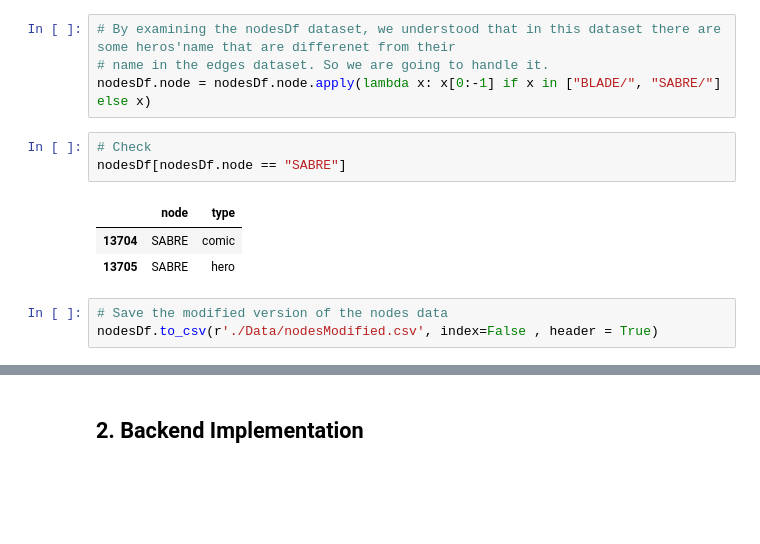
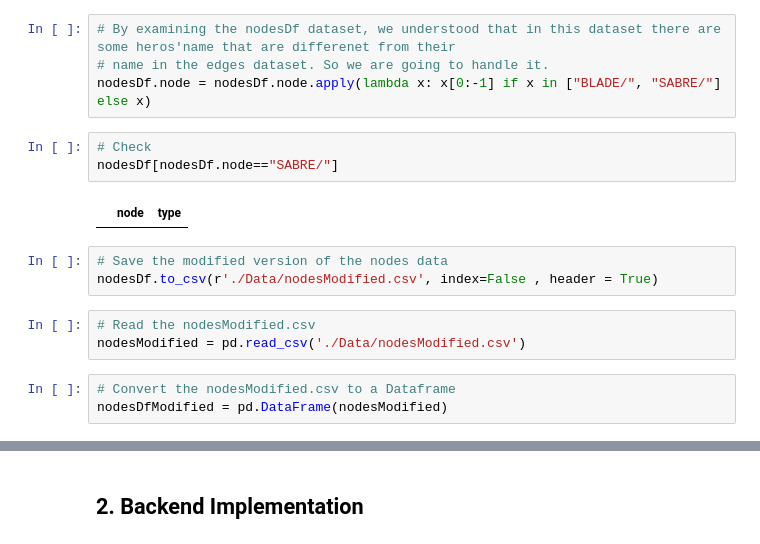
Before and after one commit to Vah1d/Superhero-Graph-Analysis, a Jupyter notebook: main.ipynb, the cells around one changed output, grey strips where cells are left out. Cells and saved outputs as stored; diff of their text form; blank space fills up the shorter version.

```diff
--- a/main.ipynb
+++ b/main.ipynb
@@ -296,11 +194,15 @@ nodesDf = pd.DataFrame(nodes)
 nodesDf.node = nodesDf.node.apply(lambda x: x[0:-1] if x in ["BLADE/", "SABRE/"] else x)
 # %%
 # Check
-nodesDf[nodesDf.node == "SABRE"]
+nodesDf[nodesDf.node=="SABRE/"]
 # %% [output]
 |  | node | type |
-| 13704 | SABRE | comic |
-| 13705 | SABRE | hero |
 # %%
 # Save the modified version of the nodes data
 nodesDf.to_csv(r'./Data/nodesModified.csv', index=False , header = True)
+# %%
+# Read the nodesModified.csv
+nodesModified = pd.read_csv('./Data/nodesModified.csv')
+# %%
+# Convert the nodesModified.csv to a Dataframe
+nodesDfModified = pd.DataFrame(nodesModified)
```
Also changed, not shown: parts of 42 cells of this notebook, 1 other file.
